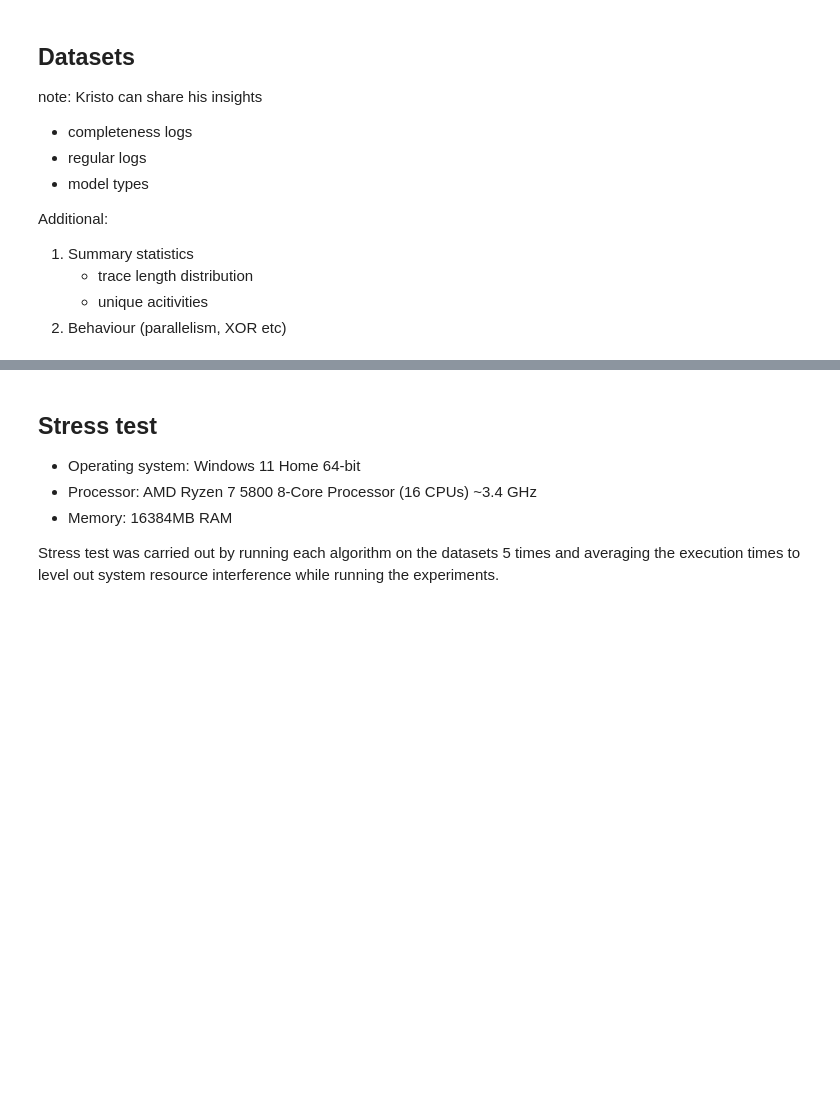
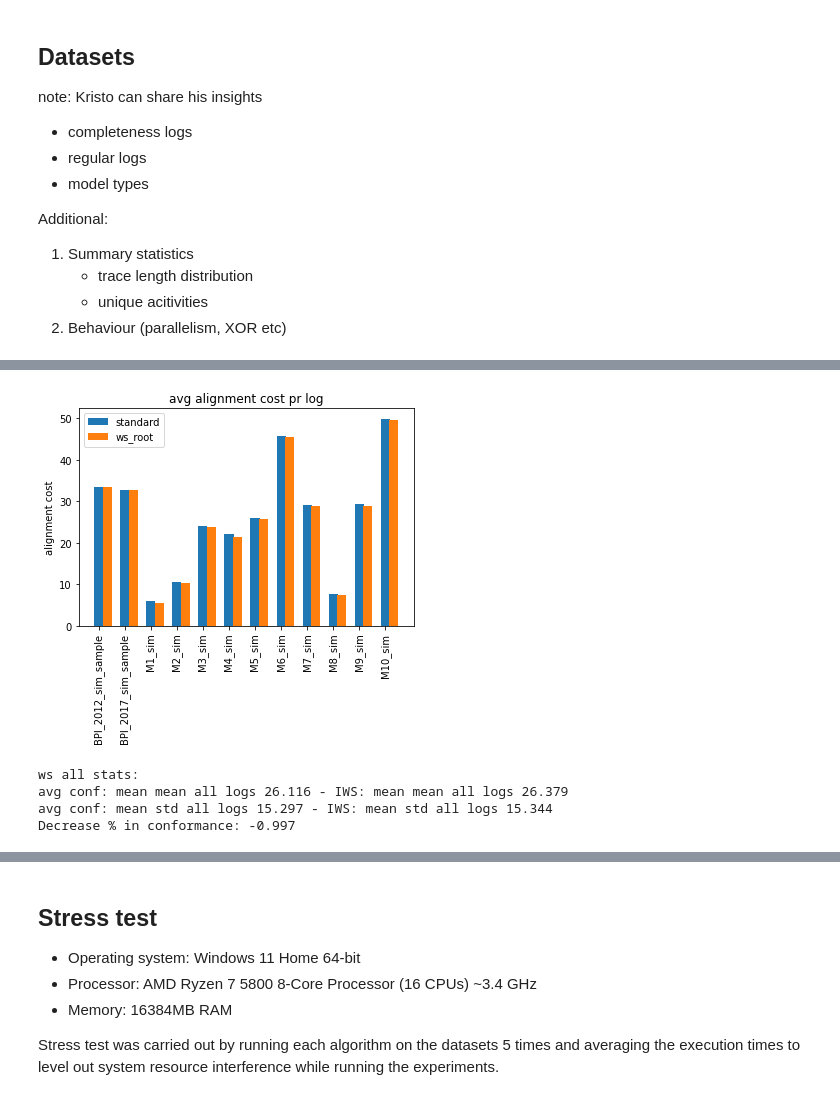
Before and after one commit to MaxTNielsen/ConformanceCheckingUsingTries, a Jupyter notebook: Jupyter/comparative_analysis.ipynb, the cells around one changed output, grey strips where cells are left out. Saved outputs shown, nothing was run; the diff lists cells and outputs as text; code cells hidden in the pictures; blank space fills up the shorter version.

```diff
--- a/Jupyter/comparative_analysis.ipynb
+++ b/Jupyter/comparative_analysis.ipynb
@@ -85,0 +219,16 @@ columns: ['TraceId', 'Conformance cost', 'ExecutionTime']
+# %%
+""" grouped bar chart ws all """
+
+plot_bar_chart_comparison(validation.normal_output, no_compl_no_conf_compl_stats,
+                          no_conf_ws_all_stats, 'mean', ['standard', 'ws_root'], "alignment cost", "avg alignment cost pr log")
+
+print("ws all stats:")
+print_stat('mean', no_conf_ws_all_stats, no_compl_no_conf_compl_stats, "avg conf", "IWS")
+print_stat('std', no_conf_ws_all_stats, no_compl_no_conf_compl_stats,  "avg conf", "IWS")
+print_procentual('mean','conformance',no_conf_ws_all_stats, no_compl_no_conf_compl_stats)
+# %% [output]
+[figure, added]
+ws all stats:
+avg conf: mean mean all logs 26.116 - IWS: mean mean all logs 26.379
+avg conf: mean std all logs 15.297 - IWS: mean std all logs 15.344
+Decrease % in conformance: -0.997
```
Also changed, not shown: parts of 34 cells of this notebook, 4 other files.
